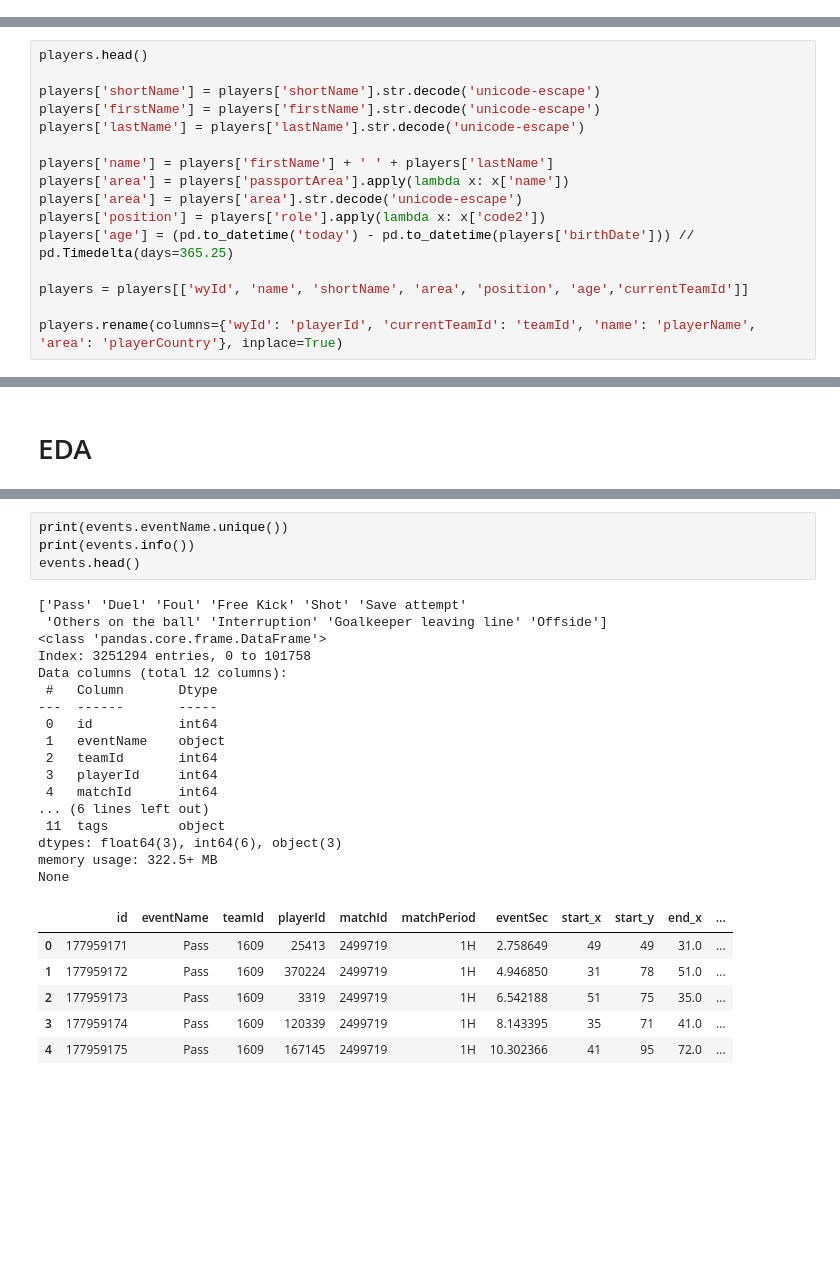
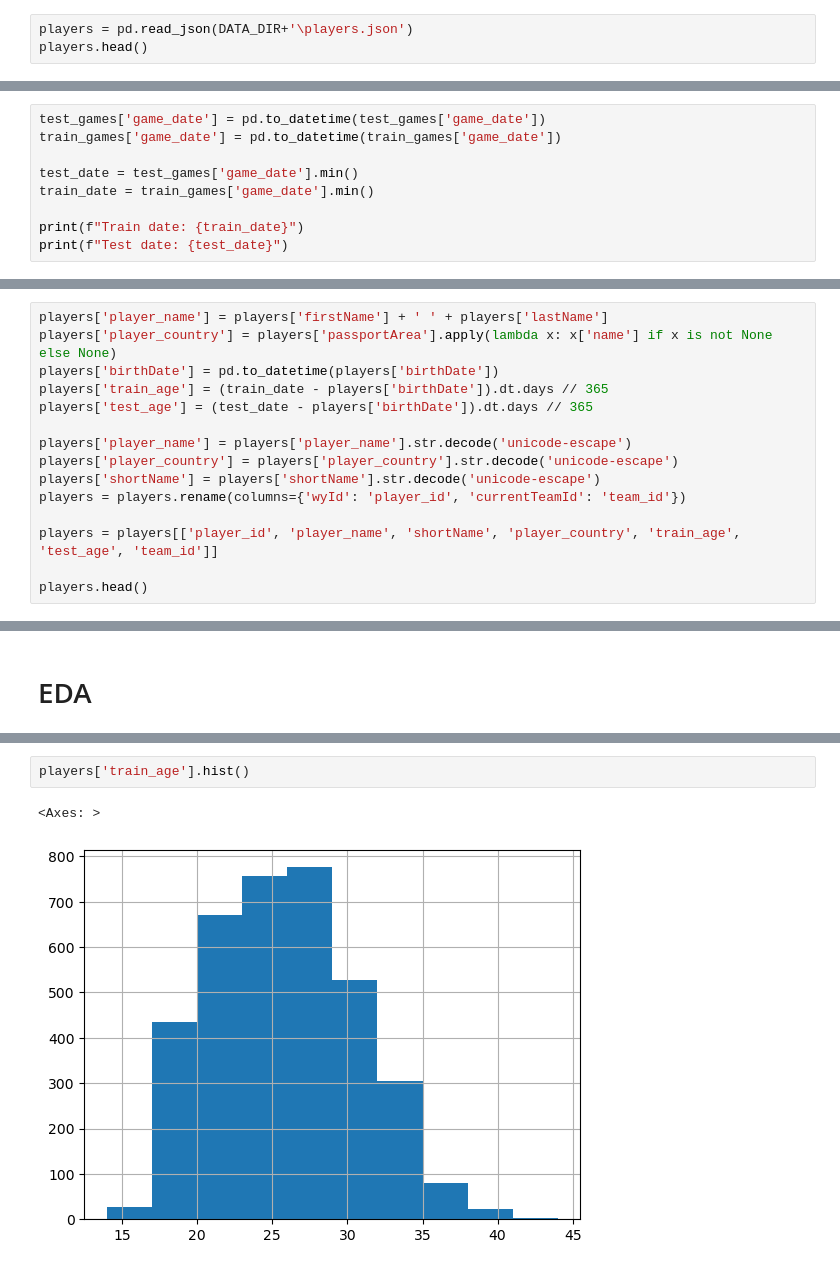
Before and after one commit to JoaoLucas23/ProjetoAprendizadoMaquina, a Jupyter notebook: ProjetoAM.ipynb, the cells around one changed output, grey strips where cells are left out. Drawn from its saved outputs; the diff is of its cells as text; blank space fills up the shorter version.

```diff
--- a/ProjetoAM.ipynb
+++ b/ProjetoAM.ipynb
@@ -91,0 +122,3 @@ memory usage: 322.5+ MB
+# %%
+players = pd.read_json(DATA_DIR+'\players.json')
+players.head()
@@ -101,16 +143,0 @@ teams.rename(columns={'wyId': 'teamId', 'name': 'teamName', 'area': 'teamCountry
-# %%
-players.head()
-
-players['shortName'] = players['shortName'].str.decode('unicode-escape')
-players['firstName'] = players['firstName'].str.decode('unicode-escape')
-players['lastName'] = players['lastName'].str.decode('unicode-escape')
-
-players['name'] = players['firstName'] + ' ' + players['lastName']
-players['area'] = players['passportArea'].apply(lambda x: x['name'])
-players['area'] = players['area'].str.decode('unicode-escape')
-players['position'] = players['role'].apply(lambda x: x['code2'])
-players['age'] = (pd.to_datetime('today') - pd.to_datetime(players['birthDate'])) // pd.Timedelta(days=365.25)
-
-players = players[['wyId', 'name', 'shortName', 'area', 'position', 'age','currentTeamId']]
-
-players.rename(columns={'wyId': 'playerId', 'currentTeamId': 'teamId', 'name': 'playerName', 'area': 'playerCountry'}, inplace=True)
@@ -135,0 +144,9 @@ events.head()
+# %%
+test_games['game_date'] = pd.to_datetime(test_games['game_date'])
+train_games['game_date'] = pd.to_datetime(train_games['game_date'])
+
+test_date = test_games['game_date'].min()
+train_date = train_games['game_date'].min()
+
+print(f"Train date: {train_date}")
+print(f"Test date: {test_date}")
@@ -135,0 +156,15 @@ events.head()
+# %%
+players['player_name'] = players['firstName'] + ' ' + players['lastName']
+players['player_country'] = players['passportArea'].apply(lambda x: x['name'] if x is not None else None)
+players['birthDate'] = pd.to_datetime(players['birthDate'])
+players['train_age'] = (train_date - players['birthDate']).dt.days // 365
+players['test_age'] = (test_date - players['birthDate']).dt.days // 365
+
+players['player_name'] = players['player_name'].str.decode('unicode-escape')
+players['player_country'] = players['player_country'].str.decode('unicode-escape')
+players['shortName'] = players['shortName'].str.decode('unicode-escape')
+players = players.rename(columns={'wyId': 'player_id', 'currentTeamId': 'team_id'})
+
+players = players[['player_id', 'player_name', 'shortName', 'player_country', 'train_age', 'test_age', 'team_id']]
+
+players.head()
@@ -197,29 +197,6 @@ None
-# %%
-print(events.eventName.unique())
-print(events.info())
-events.head()
-# %% [output]
-['Pass' 'Duel' 'Foul' 'Free Kick' 'Shot' 'Save attempt'
- 'Others on the ball' 'Interruption' 'Goalkeeper leaving line' 'Offside']
-<class 'pandas.core.frame.DataFrame'>
-Index: 3251294 entries, 0 to 101758
-Data columns (total 12 columns):
- #   Column       Dtype
----  ------       -----
- 0   id           int64
- 1   eventName    object
- 2   teamId       int64
- 3   playerId     int64
- 4   matchId      int64
-... (6 lines left out)
- 11  tags         object
-dtypes: float64(3), int64(6), object(3)
-memory usage: 322.5+ MB
-None
-|  | id | eventName | teamId | playerId | matchId | matchPeriod | eventSec | start_x | start_y | end_x | ... |
-| 0 | 177959171 | Pass | 1609 | 25413 | 2499719 | 1H | 2.758649 | 49 | 49 | 31.0 | ... |
-| 1 | 177959172 | Pass | 1609 | 370224 | 2499719 | 1H | 4.946850 | 31 | 78 | 51.0 | ... |
-| 2 | 177959173 | Pass | 1609 | 3319 | 2499719 | 1H | 6.542188 | 51 | 75 | 35.0 | ... |
-| 3 | 177959174 | Pass | 1609 | 120339 | 2499719 | 1H | 8.143395 | 35 | 71 | 41.0 | ... |
-| 4 | 177959175 | Pass | 1609 | 167145 | 2499719 | 1H | 10.302366 | 41 | 95 | 72.0 | ... |
+# %%
+players['train_age'].hist()
+# %% [output]
+<Axes: >
+[figure, added]
 # %% [markdown]
```
Also changed, not shown: parts of 38 cells of this notebook.
